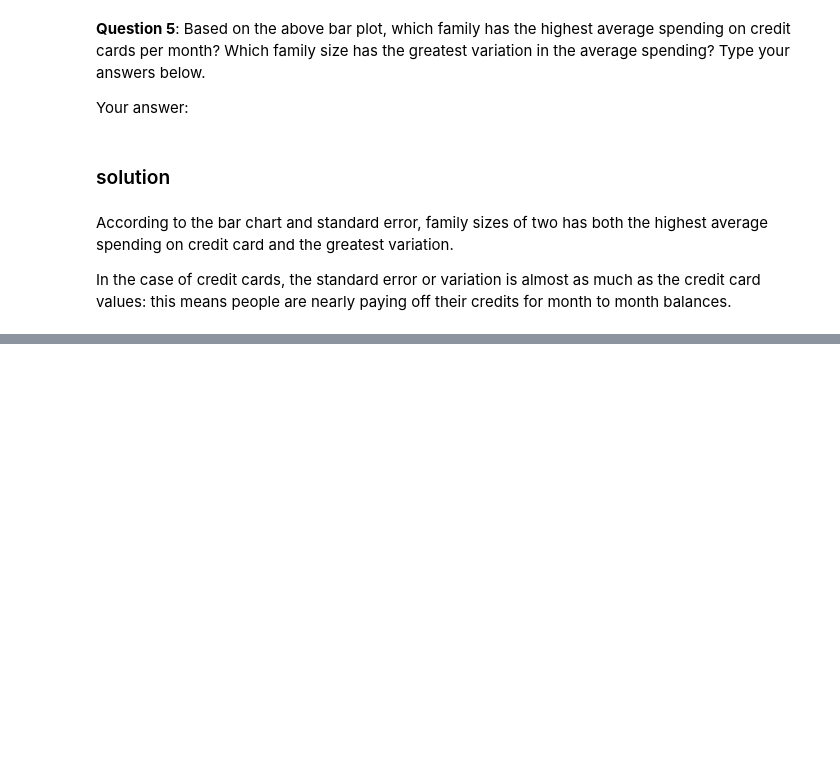
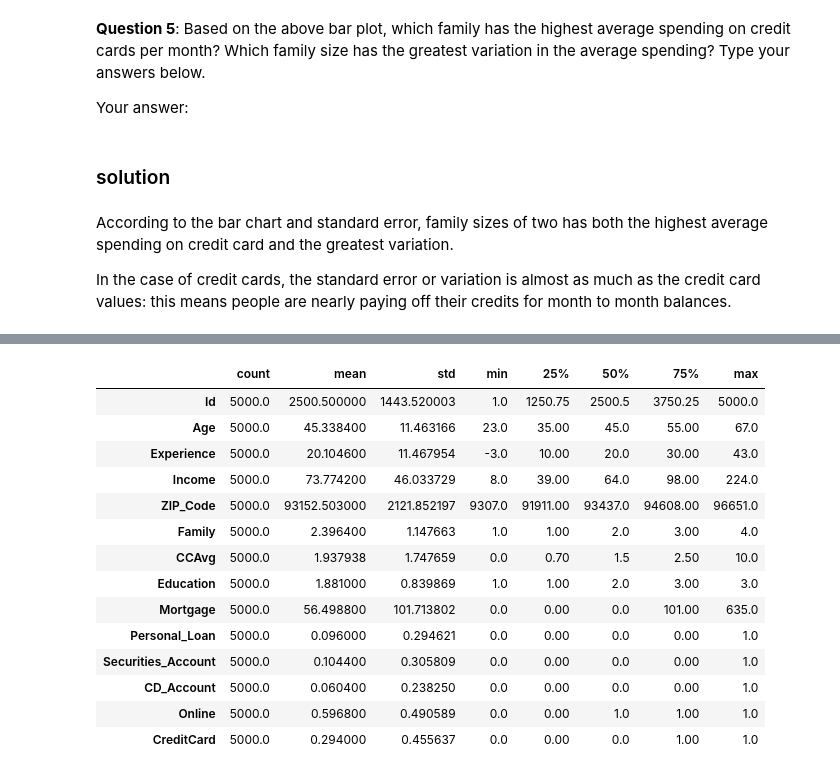
Before and after one commit to adomakor412/MSNT, a Jupyter notebook: IST_5520/HW_IST/HW_6_RA.ipynb, the cells around one changed output, grey strips where cells are left out. Cells and saved outputs as stored; diff of their text form; code cells hidden in the pictures; blank space fills up the shorter version.

```diff
--- a/IST_5520/HW_IST/HW_6_RA.ipynb
+++ b/IST_5520/HW_IST/HW_6_RA.ipynb
@@ -353,0 +375,18 @@ In the case of credit cards, the standard error or variation is almost as much a
+# %%
+df.describe().transpose()
+# %% [output]
+|  | count | mean | std | min | 25% | 50% | 75% | max |
+| Id | 5000.0 | 2500.500000 | 1443.520003 | 1.0 | 1250.75 | 2500.5 | 3750.25 | 5000.0 |
+| Age | 5000.0 | 45.338400 | 11.463166 | 23.0 | 35.00 | 45.0 | 55.00 | 67.0 |
+| Experience | 5000.0 | 20.104600 | 11.467954 | -3.0 | 10.00 | 20.0 | 30.00 | 43.0 |
+| Income | 5000.0 | 73.774200 | 46.033729 | 8.0 | 39.00 | 64.0 | 98.00 | 224.0 |
+| ZIP_Code | 5000.0 | 93152.503000 | 2121.852197 | 9307.0 | 91911.00 | 93437.0 | 94608.00 | 96651.0 |
+| Family | 5000.0 | 2.396400 | 1.147663 | 1.0 | 1.00 | 2.0 | 3.00 | 4.0 |
+| CCAvg | 5000.0 | 1.937938 | 1.747659 | 0.0 | 0.70 | 1.5 | 2.50 | 10.0 |
+| Education | 5000.0 | 1.881000 | 0.839869 | 1.0 | 1.00 | 2.0 | 3.00 | 3.0 |
+| Mortgage | 5000.0 | 56.498800 | 101.713802 | 0.0 | 0.00 | 0.0 | 101.00 | 635.0 |
+| Personal_Loan | 5000.0 | 0.096000 | 0.294621 | 0.0 | 0.00 | 0.0 | 0.00 | 1.0 |
+| Securities_Account | 5000.0 | 0.104400 | 0.305809 | 0.0 | 0.00 | 0.0 | 0.00 | 1.0 |
+| CD_Account | 5000.0 | 0.060400 | 0.238250 | 0.0 | 0.00 | 0.0 | 0.00 | 1.0 |
+| Online | 5000.0 | 0.596800 | 0.490589 | 0.0 | 0.00 | 1.0 | 1.00 | 1.0 |
+| CreditCard | 5000.0 | 0.294000 | 0.455637 | 0.0 | 0.00 | 0.0 | 1.00 | 1.0 |
```
Also changed, not shown: parts of 2 cells of this notebook, 7 other files.
